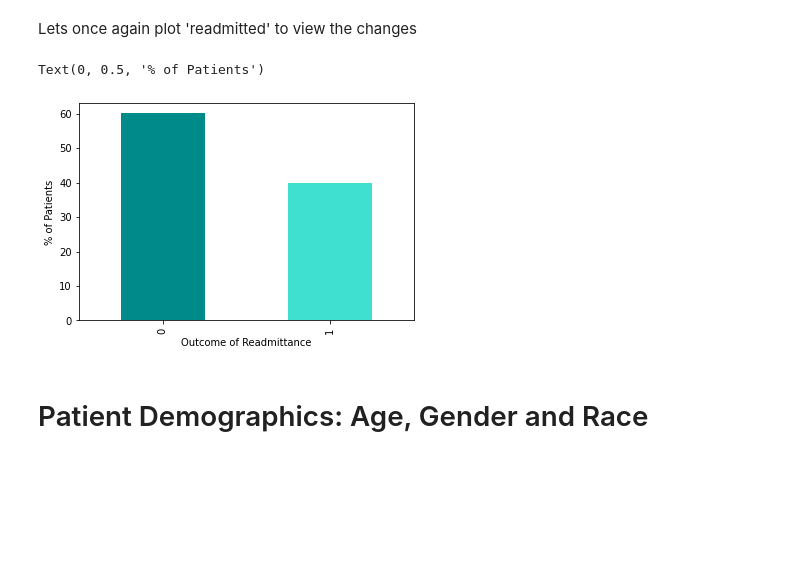
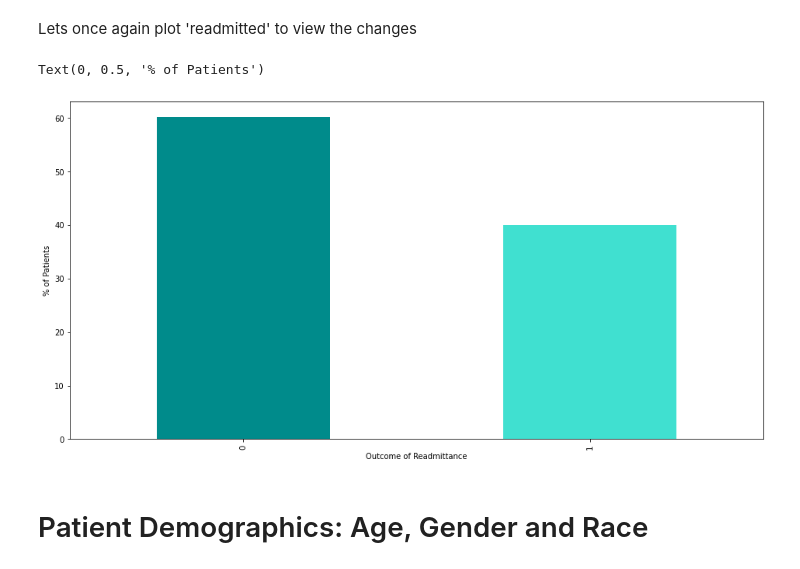
Before and after one commit to juberr/covid_vaccines_mobility, a Jupyter notebook: preprocessed_data.ipynb, the cells around one changed output. Cells and saved outputs as stored; diff of their text form; code cells hidden in the pictures; blank space fills up the shorter version.

Commit message:
added more visuals

```diff
--- a/preprocessed_data.ipynb
+++ b/preprocessed_data.ipynb
@@ -178,12 +178,12 @@ df['readmitted'] = df['readmitted'].apply(lambda x: readmitted[x])
 Lets once again plot 'readmitted' to view the changes
 # %%
 df_outcome = df["readmitted"].value_counts()*100/len(df)
-df_outcome.plot(kind='bar', color=['darkcyan', 'turquoise'], stacked=True)
+df_outcome.plot(kind='bar', color=['darkcyan', 'turquoise'], stacked=True, figsize=(16,8))
 plt.xlabel('Outcome of Readmittance')
 plt.ylabel('% of Patients')
 # %% [output]
 Text(0, 0.5, '% of Patients')
-[figure, old version]
+[figure, new version]
 # %% [markdown]
 # Patient Demographics: Age, Gender and Race
 # %%
```
Also changed, not shown: parts of 39 cells of this notebook.
